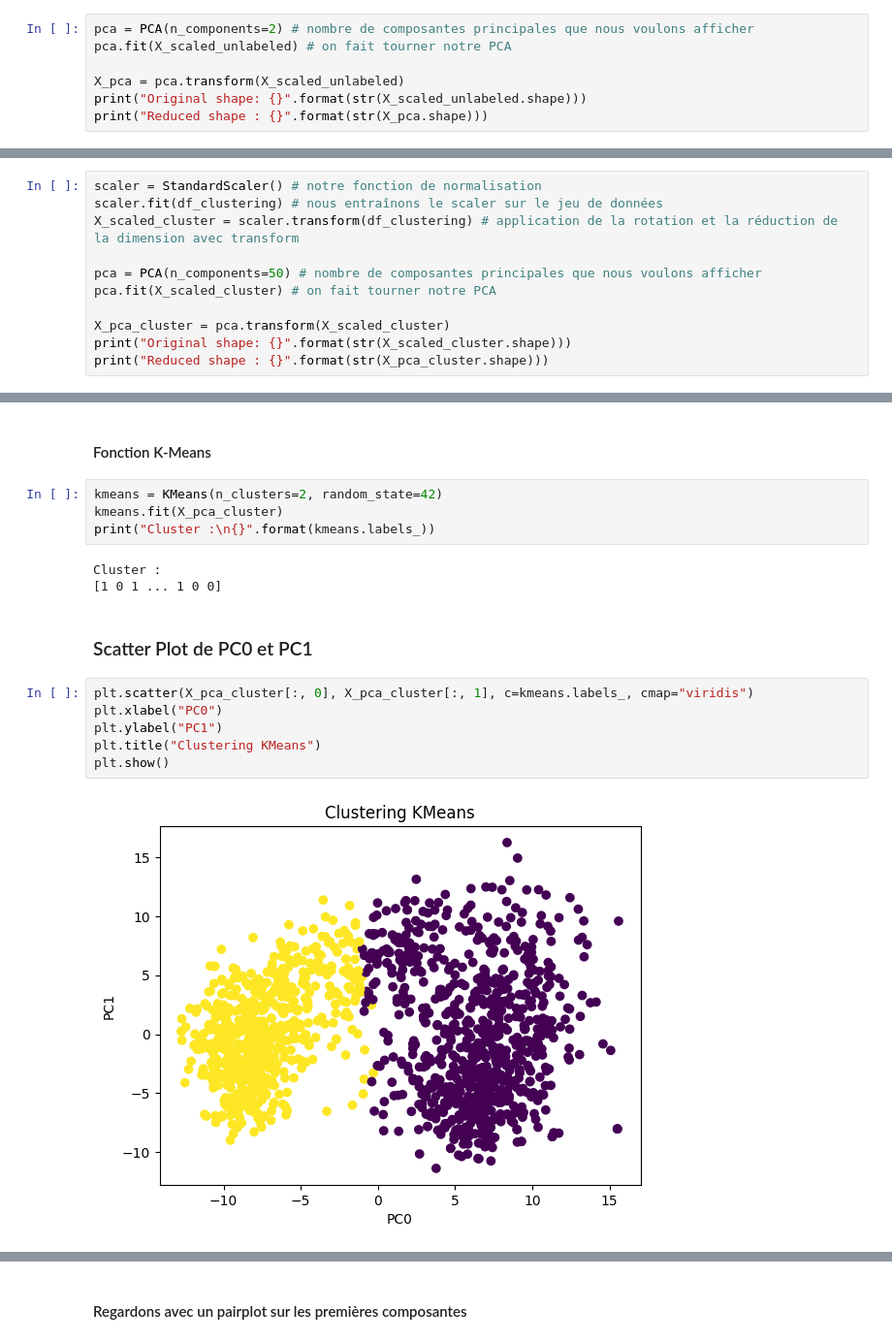
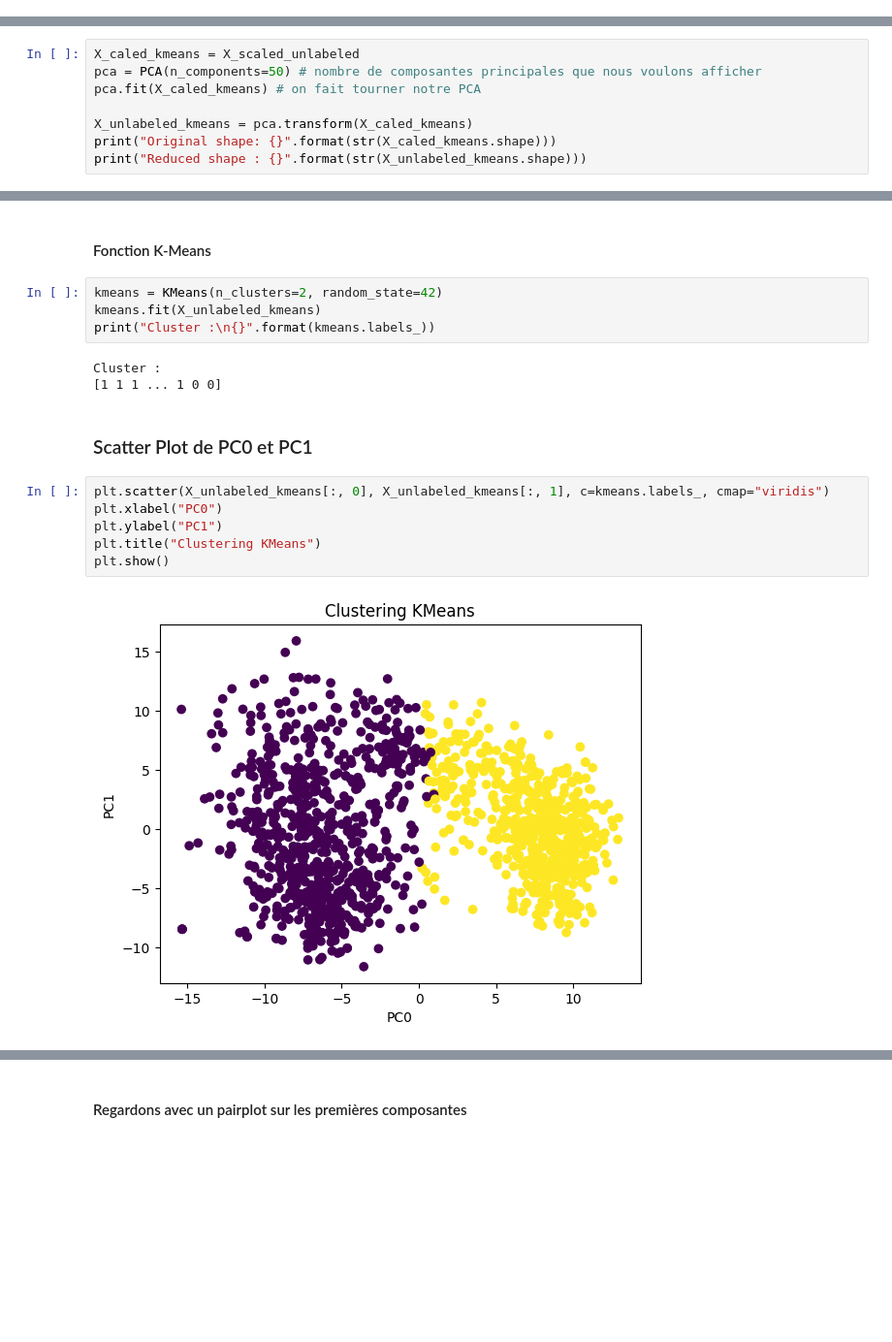
Before and after one commit to SCFlorian/Apprentissage_semi_supervise, a Jupyter notebook: notebooks/notebook_3_analyse_non_supervisee.ipynb, the cells around one changed output, grey strips where cells are left out. Shown at 97% size. Drawn from its saved outputs; the diff is of its cells as text; blank space fills up the shorter version.

```diff
--- a/notebooks/notebook_3_analyse_non_supervisee.ipynb
+++ b/notebooks/notebook_3_analyse_non_supervisee.ipynb
@@ -187,7 +161,0 @@ X_scaled_unlabeled = scaler.transform(X_unlabeled) # application de la rotation
-# %%
-pca = PCA(n_components=2) # nombre de composantes principales que nous voulons afficher
-pca.fit(X_scaled_unlabeled) # on fait tourner notre PCA
-
-X_pca = pca.transform(X_scaled_unlabeled)
-print("Original shape: {}".format(str(X_scaled_unlabeled.shape)))
-print("Reduced shape : {}".format(str(X_pca.shape)))
@@ -236,12 +170,9 @@ df_clustering = pd.concat([
 # %%
-scaler = StandardScaler() # notre fonction de normalisation
-scaler.fit(df_clustering) # nous entraînons le scaler sur le jeu de données
-X_scaled_cluster = scaler.transform(df_clustering) # application de la rotation et la réduction de la dimension avec transform
+X_caled_kmeans = X_scaled_unlabeled
+pca = PCA(n_components=50) # nombre de composantes principales que nous voulons afficher
+pca.fit(X_caled_kmeans) # on fait tourner notre PCA
 
-pca = PCA(n_components=50) # nombre de composantes principales que nous voulons afficher
-pca.fit(X_scaled_cluster) # on fait tourner notre PCA
-
-X_pca_cluster = pca.transform(X_scaled_cluster)
-print("Original shape: {}".format(str(X_scaled_cluster.shape)))
-print("Reduced shape : {}".format(str(X_pca_cluster.shape)))
+X_unlabeled_kmeans = pca.transform(X_caled_kmeans)
+print("Original shape: {}".format(str(X_caled_kmeans.shape)))
+print("Reduced shape : {}".format(str(X_unlabeled_kmeans.shape)))
 # %% [output]
@@ -253,19 +184,19 @@ Reduced shape : (1506, 50)
 #### Fonction K-Means
 # %%
 kmeans = KMeans(n_clusters=2, random_state=42)
-kmeans.fit(X_pca_cluster)
+kmeans.fit(X_unlabeled_kmeans)
 print("Cluster :\n{}".format(kmeans.labels_))
 # %% [output]
 Cluster :
-[1 0 1 ... 1 0 0]
+[1 1 1 ... 1 0 0]
 # %% [markdown]
 ### Scatter Plot de PC0 et PC1
 # %%
-plt.scatter(X_pca_cluster[:, 0], X_pca_cluster[:, 1], c=kmeans.labels_, cmap="viridis")
+plt.scatter(X_unlabeled_kmeans[:, 0], X_unlabeled_kmeans[:, 1], c=kmeans.labels_, cmap="viridis")
 plt.xlabel("PC0")
 plt.ylabel("PC1")
 plt.title("Clustering KMeans")
 plt.show()
 # %% [output]
-[figure, old version]
+[figure, new version]
 # %% [markdown]
```
Also changed, not shown: parts of 40 cells of this notebook.
